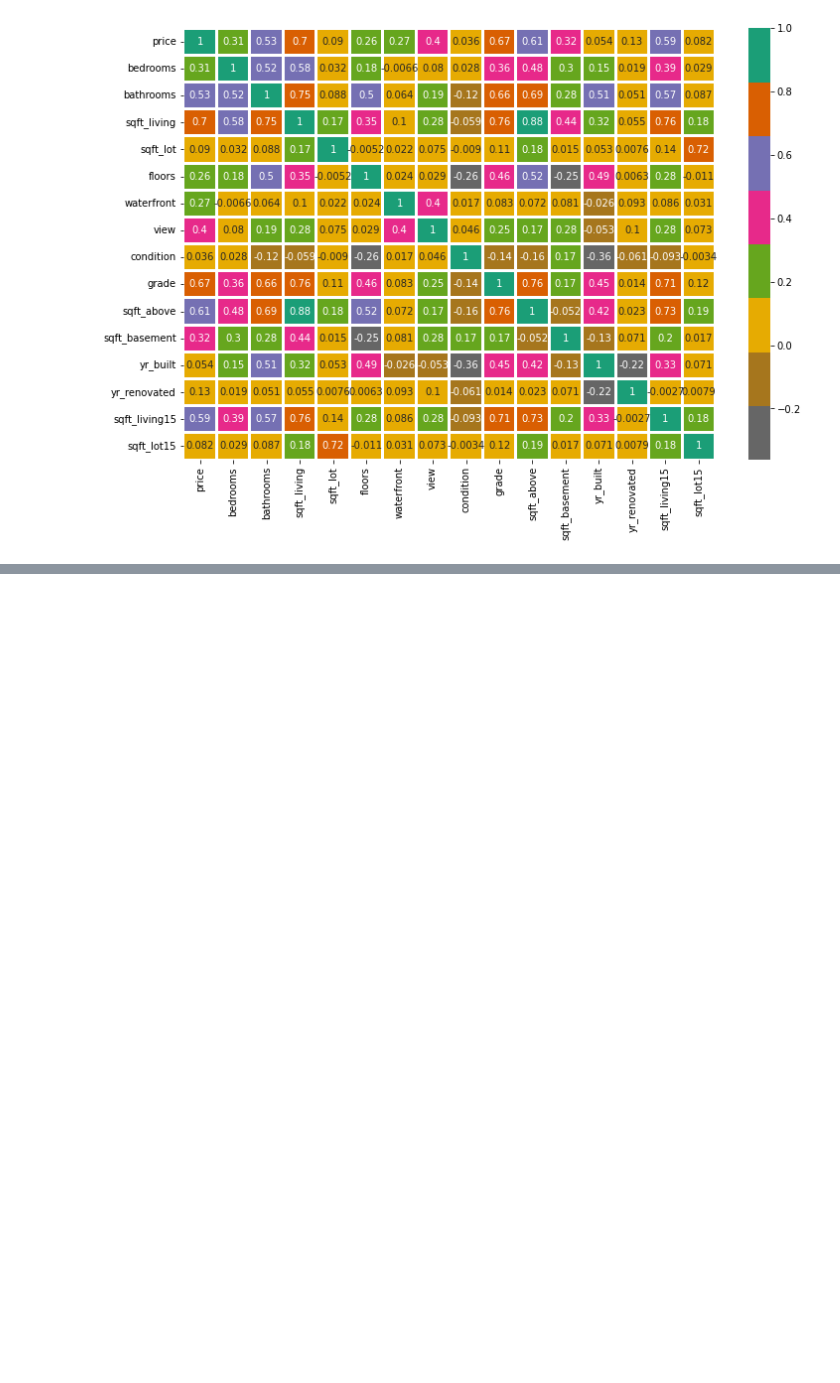
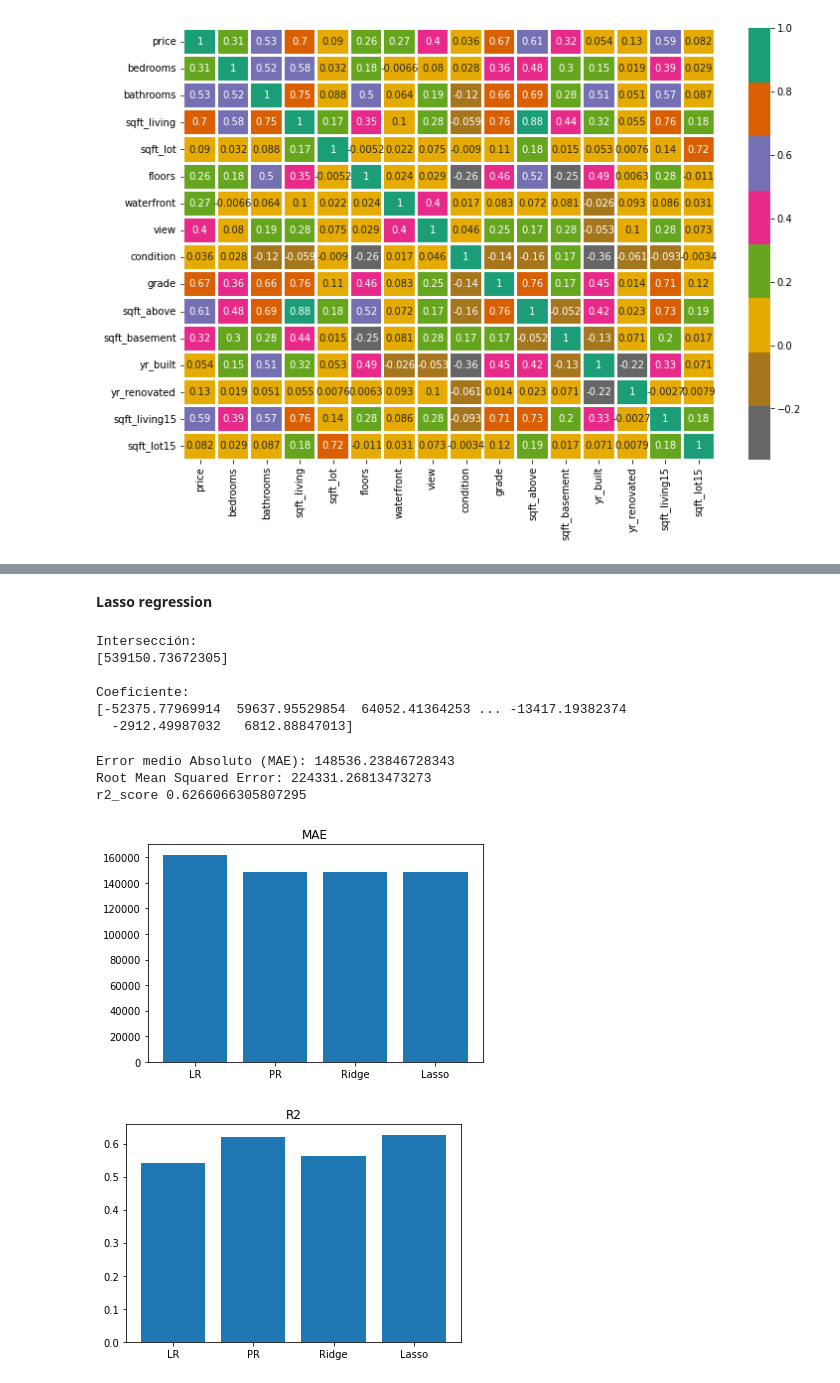
Before and after one commit to PosgradoMNA/actividades-de-aprendizaje-SinaiAvalos, a Jupyter notebook: Actividad Semanal--7.ipynb, the cells around one changed output, grey strips where cells are left out. Cells and saved outputs as stored; diff of their text form; code cells hidden in the pictures; blank space fills up the shorter version.

```diff
--- a/Actividad Semanal--7.ipynb
+++ b/Actividad Semanal--7.ipynb
@@ -719,0 +827,8 @@ Tamaño del X_test: (2162, 15)
+# %%
+error_MAE_rr =  metrics.mean_absolute_error(y, yhat)
+error_RMSE_rr = np.sqrt(metrics.mean_squared_error(y, yhat))
+error_r2_rr = r2_score(y, yhat)
+
+print('Error medio Absoluto (MAE):', error_MAE_rr)
+print('Root Mean Squared Error:', error_RMSE_rr)
+print('r2_score', error_r2_rr)
@@ -719,0 +839,2 @@ Tamaño del X_test: (2162, 15)
+# %% [markdown]
+**Lasso regression**
@@ -719,0 +857,70 @@ Tamaño del X_test: (2162, 15)
+# %%
+#Intersección y coeficientes
+
+print("Intersección:")
+print(lasso_model.named_steps['lasso'].intercept_)
+
+print("\nCoeficiente:")
+print(lasso_model.named_steps['lasso'].coef_)
+# %% [output]
+Intersección:
+[539150.73672305]
+
+Coeficiente:
+[-52375.77969914  59637.95529854  64052.41364253 ... -13417.19382374
+  -2912.49987032   6812.88847013]
+# %%
+error_MAE_lar =  metrics.mean_absolute_error(y, yhat)
+error_RMSE_lar = np.sqrt(metrics.mean_squared_error(y, yhat))
+error_r2_lar = r2_score(y, yhat)
+
+print('Error medio Absoluto (MAE):', error_MAE_lar)
+print('Root Mean Squared Error:', error_RMSE_lar)
+print('r2_score', error_r2_lar)
+# %% [output]
+Error medio Absoluto (MAE): 148536.23846728343
+Root Mean Squared Error: 224331.26813473273
+r2_score 0.6266066305807295
+# %%
+lista_MAE=[]
+lista_R2=[]
+
+
+#Regresion Simple
+lista_MAE.append(error_MAE_lr)
+lista_R2.append(error_r2_lr)
+
+#Regresion Polinomial
+lista_MAE.append(error_MAE_pr)
+lista_R2.append(error_r2_pr)
+
+#Ridge Regression
+lista_MAE.append(error_MAE_rr)
+lista_R2.append(error_r2_rr)
+
+#Lasso Regression
+lista_MAE.append(error_MAE_lar)
+lista_R2.append(error_r2_lar)
+
+nombres=list()
+nombres.append('LR')
+nombres.append('PR')
+nombres.append('Ridge')
+nombres.append('Lasso')
+
+plt.bar(nombres, lista_MAE)
+plt.title('MAE')
+plt.show()
+
+nombres=list()
+nombres.append('LR')
+nombres.append('PR')
+nombres.append('Ridge')
+nombres.append('Lasso')
+
+plt.bar(nombres, lista_R2)
+plt.title('R2')
+plt.show()
+# %% [output]
+[figure, added]
+[figure, added]
```
Also changed, not shown: parts of 18 cells of this notebook.
